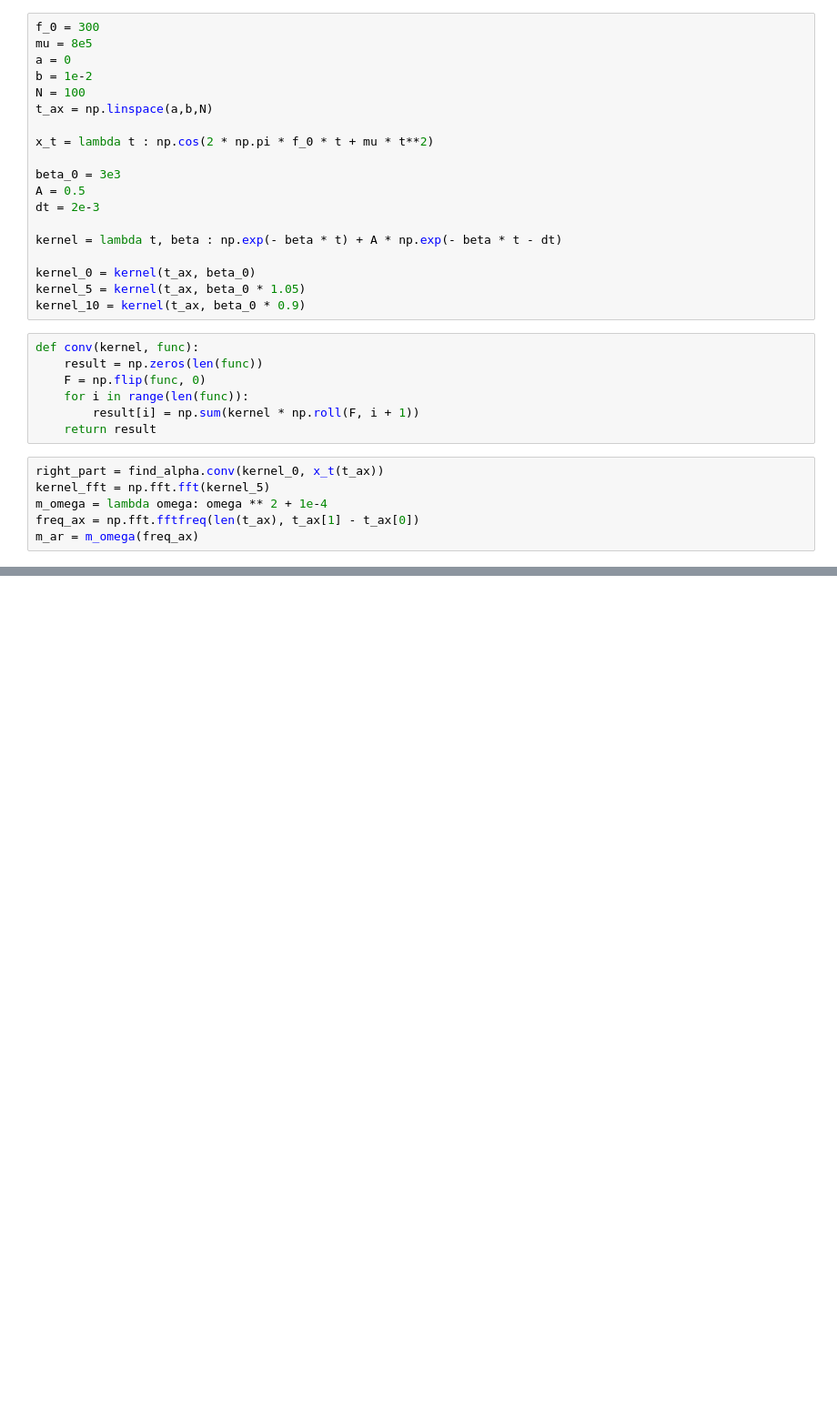
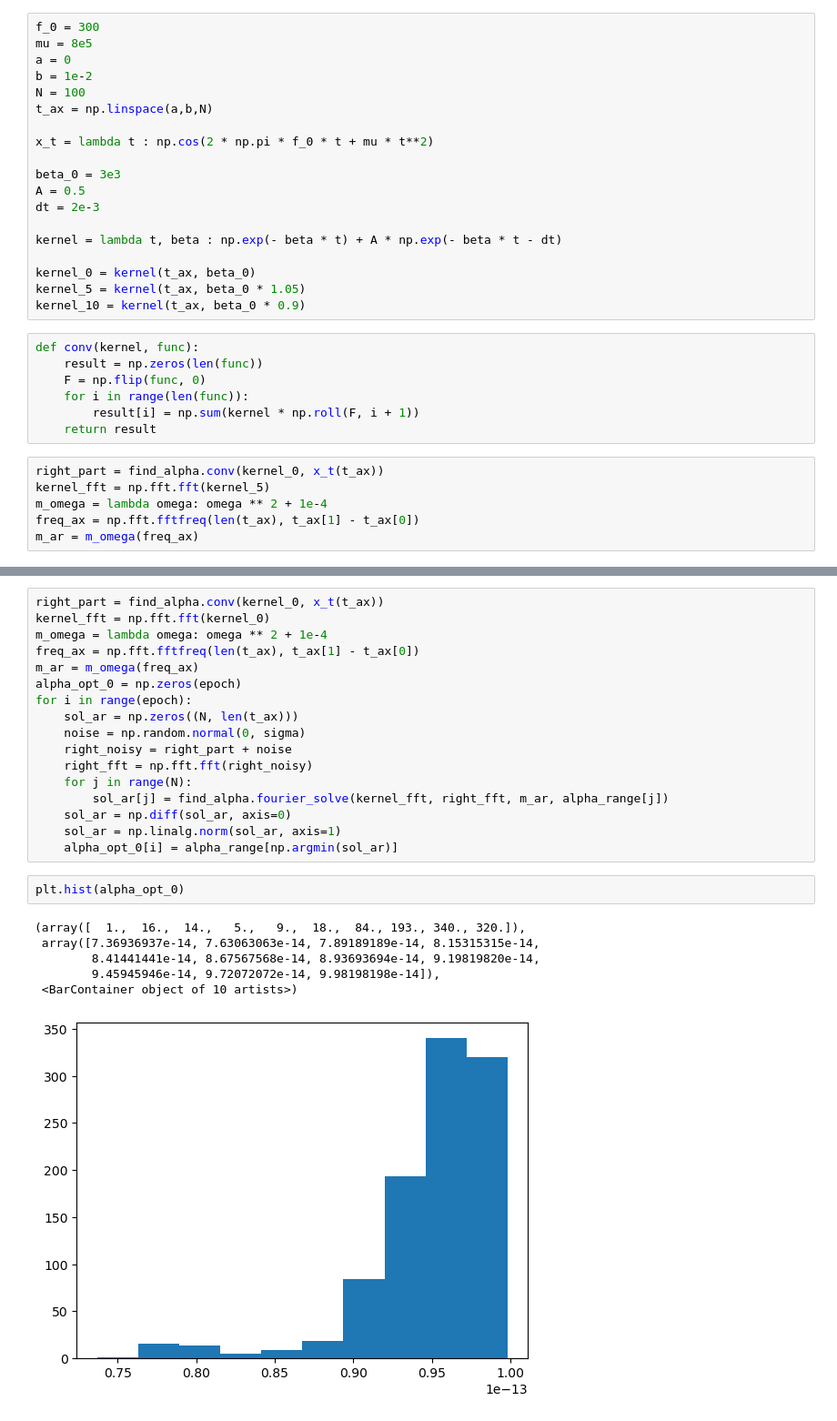
Before and after one commit to EHAT32/inverse, a Jupyter notebook: 7_10/changing_beta.ipynb, the cells around one changed output, grey strips where cells are left out. Shown at 91% size. Saved outputs shown, nothing was run; the diff lists cells and outputs as text; blank space fills up the shorter version.

```diff
--- a/7_10/changing_beta.ipynb
+++ b/7_10/changing_beta.ipynb
@@ -62,0 +91,26 @@ plt.hist(alpha_opt)
+# %%
+right_part = find_alpha.conv(kernel_0, x_t(t_ax))
+kernel_fft = np.fft.fft(kernel_0)
+m_omega = lambda omega: omega ** 2 + 1e-4
+freq_ax = np.fft.fftfreq(len(t_ax), t_ax[1] - t_ax[0])
+m_ar = m_omega(freq_ax)
+alpha_opt_0 = np.zeros(epoch)
+for i in range(epoch):
+    sol_ar = np.zeros((N, len(t_ax)))
+    noise = np.random.normal(0, sigma)
+    right_noisy = right_part + noise
+    right_fft = np.fft.fft(right_noisy)
+    for j in range(N):
+        sol_ar[j] = find_alpha.fourier_solve(kernel_fft, right_fft, m_ar, alpha_range[j])
+    sol_ar = np.diff(sol_ar, axis=0)
+    sol_ar = np.linalg.norm(sol_ar, axis=1)
+    alpha_opt_0[i] = alpha_range[np.argmin(sol_ar)]
+# %%
+plt.hist(alpha_opt_0)
+# %% [output]
+(array([  1.,  16.,  14.,   5.,   9.,  18.,  84., 193., 340., 320.]),
+ array([7.36936937e-14, 7.63063063e-14, 7.89189189e-14, 8.15315315e-14,
+        8.41441441e-14, 8.67567568e-14, 8.93693694e-14, 9.19819820e-14,
+        9.45945946e-14, 9.72072072e-14, 9.98198198e-14]),
+ <BarContainer object of 10 artists>)
+[figure, added]
```
Also changed, not shown: parts of 11 cells of this notebook, 6 other files.
